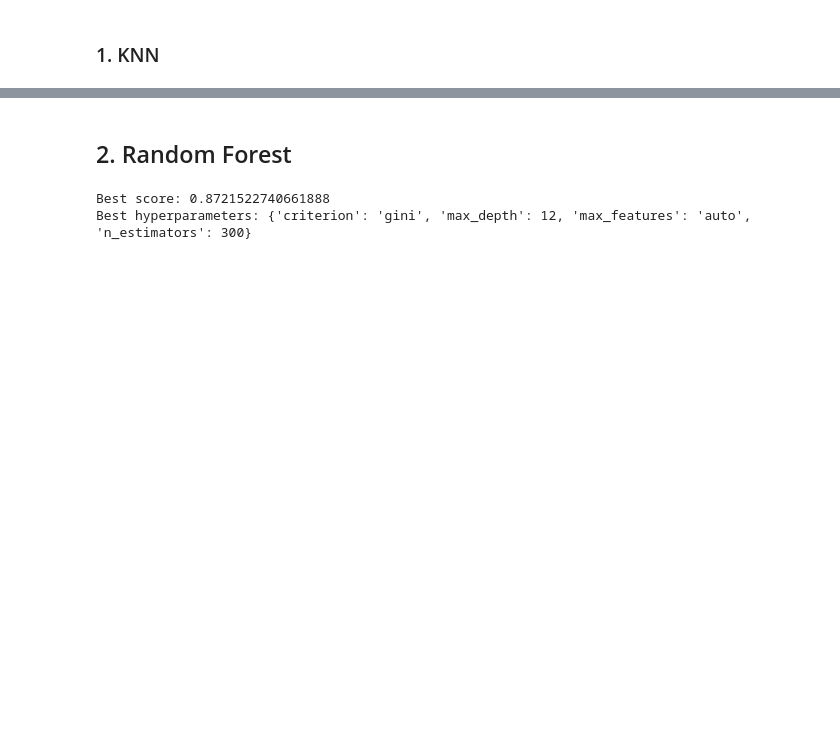
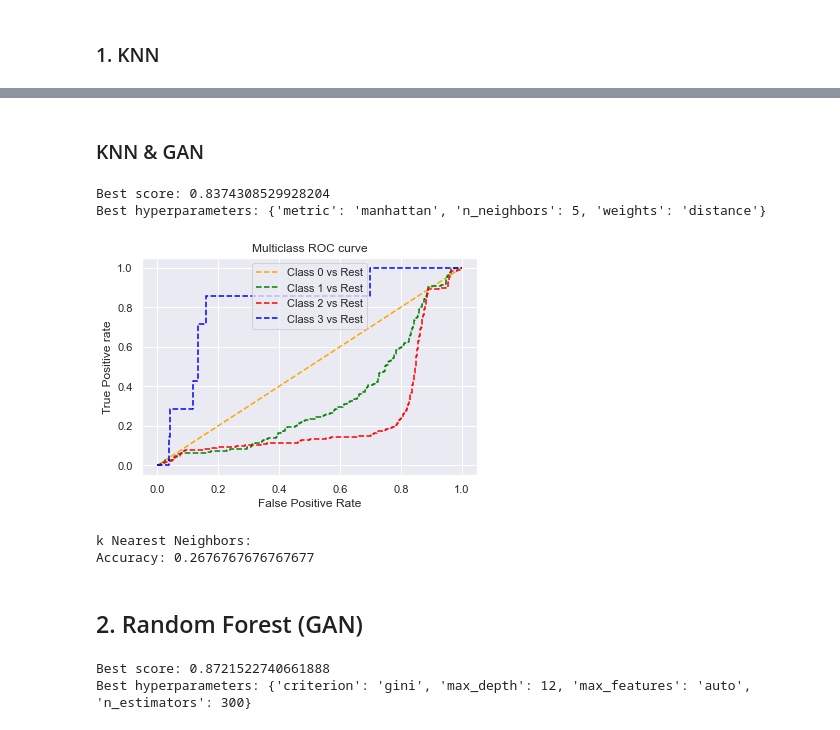
Before and after one commit to Anran0716/musa650-final, a Jupyter notebook: script/7_gan_new_large_data.ipynb, the cells around one changed output, grey strips where cells are left out. Cells and saved outputs as stored; diff of their text form; code cells hidden in the pictures; blank space fills up the shorter version.

Commit message:
run and compare model in 7 ipynb

```diff
--- a/script/7_gan_new_large_data.ipynb
+++ b/script/7_gan_new_large_data.ipynb
@@ -658,8 +647,76 @@ Precision  = 0.0000
 Recall on Y label = 0.0000
 F1 on Y label = 0.0000
 ----------------------------
+# %% [markdown]
+### KNN & GAN
+# %%
+from sklearn.neighbors import KNeighborsClassifier
+from sklearn.model_selection import GridSearchCV
+from sklearn.metrics import roc_curve
+import matplotlib.pyplot as plt
+
+# todo: n_jobs=-1, accelerate running speed: https://scikit-learn.org/stable/computing/parallelism.html
+model = KNeighborsClassifier(n_jobs=-1)
+
+param_grid = {
+    'n_neighbors': [3,5,11,19],
+    'weights': ['uniform', 'distance'],
+    'metric' : ['euclidean', 'manhattan'],
+}
+
+grid = GridSearchCV(estimator=model, param_grid=param_grid,n_jobs=-1)
+
+grid.fit(new_train_X, new_train_Y.ravel())
+
+metric = grid.best_estimator_.metric
+n_neighbors = grid.best_estimator_.n_neighbors
+weights = grid.best_estimator_.weights
+
+# summarize the results of the grid search
+print('Best score:', grid.best_score_)
+print('Best hyperparameters:',grid.best_params_)
+# %% [output]
+Best score: 0.8374308529928204
+Best hyperparameters: {'metric': 'manhattan', 'n_neighbors': 5, 'weights': 'distance'}
+# %%
+knn = KNeighborsClassifier(metric=metric, n_neighbors=n_neighbors, weights=weights, n_jobs=8).fit(new_train_X, new_train_Y.ravel())
+knn_pred = knn.predict(X_test)
+knn_proba = knn.predict_proba(X_test)
+# %%
+# roc curve for classes
+fpr = {}
+tpr = {}
+thresh ={}
+
+n_class = 4
+
+for i in range(n_class):
+    fpr[i], tpr[i], thresh[i] = roc_curve(y_test, knn_proba[:,i], pos_label=i)
+
+# plotting
+plt.plot(fpr[0], tpr[0], linestyle='--',color='orange', label='Class 0 vs Rest')
+plt.plot(fpr[1], tpr[1], linestyle='--',color='green', label='Class 1 vs Rest')
+plt.plot(fpr[2], tpr[2], linestyle='--',color='red', label='Class 2 vs Rest')
+plt.plot(fpr[3], tpr[3], linestyle='--',color='blue', label='Class 3 vs Rest')
+
+plt.title('Multiclass ROC curve')
+plt.xlabel('False Positive Rate')
+plt.ylabel('True Positive rate')
+plt.legend(loc='best')
+plt.savefig('ROC',dpi=300);
+# %% [output]
+[figure, added]
+# %%
+knn_cls_precision, knn_cls_recall, knn_cls_f1, _ = precision_recall_fscore_support(y_test, knn_pred, average=None, labels=[0,1,2,3])
+knn_conf_mat = confusion_matrix(y_test, knn_pred)
+knn_acc = accuracy_score(y_test, knn_pred)
+print('k Nearest Neighbors:')
+print('Accuracy:',knn_acc)
+# %% [output]
+k Nearest Neighbors:
+Accuracy: 0.2676767676767677
 # %% [markdown]
-## 2. Random Forest
+## 2. Random Forest (GAN)
 # %%
 model = RandomForestClassifier(random_state=0)
 
```
Also changed, not shown: parts of 49 cells of this notebook, 5 other files.
